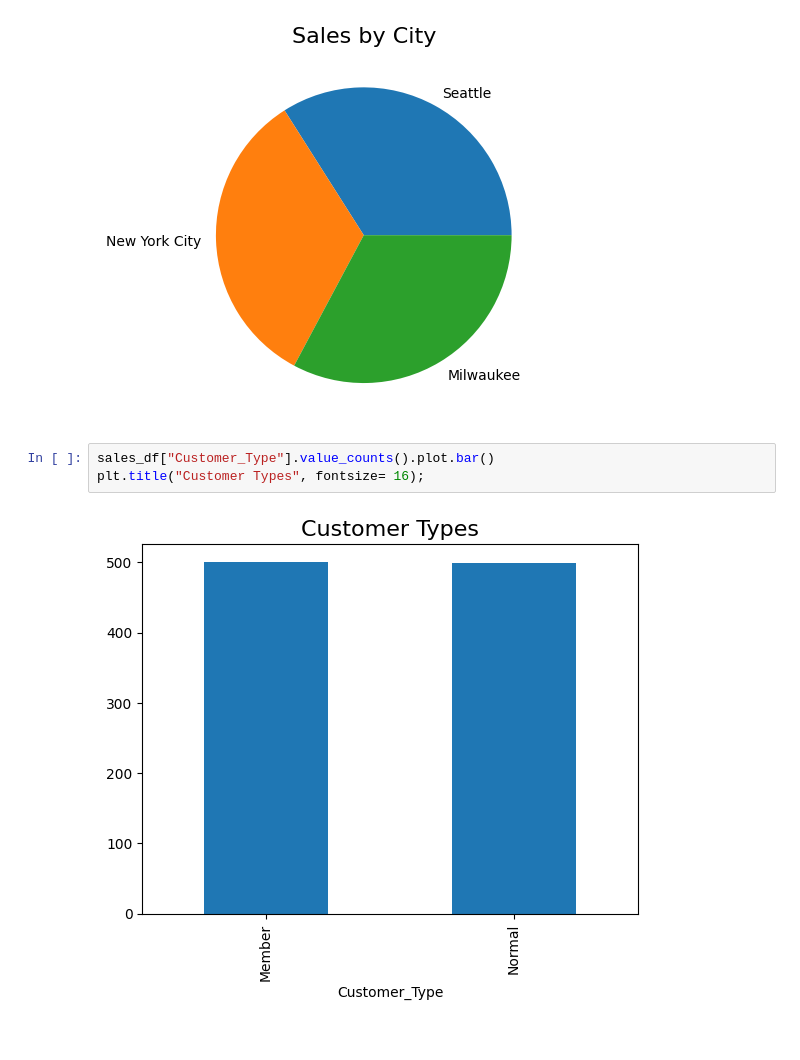
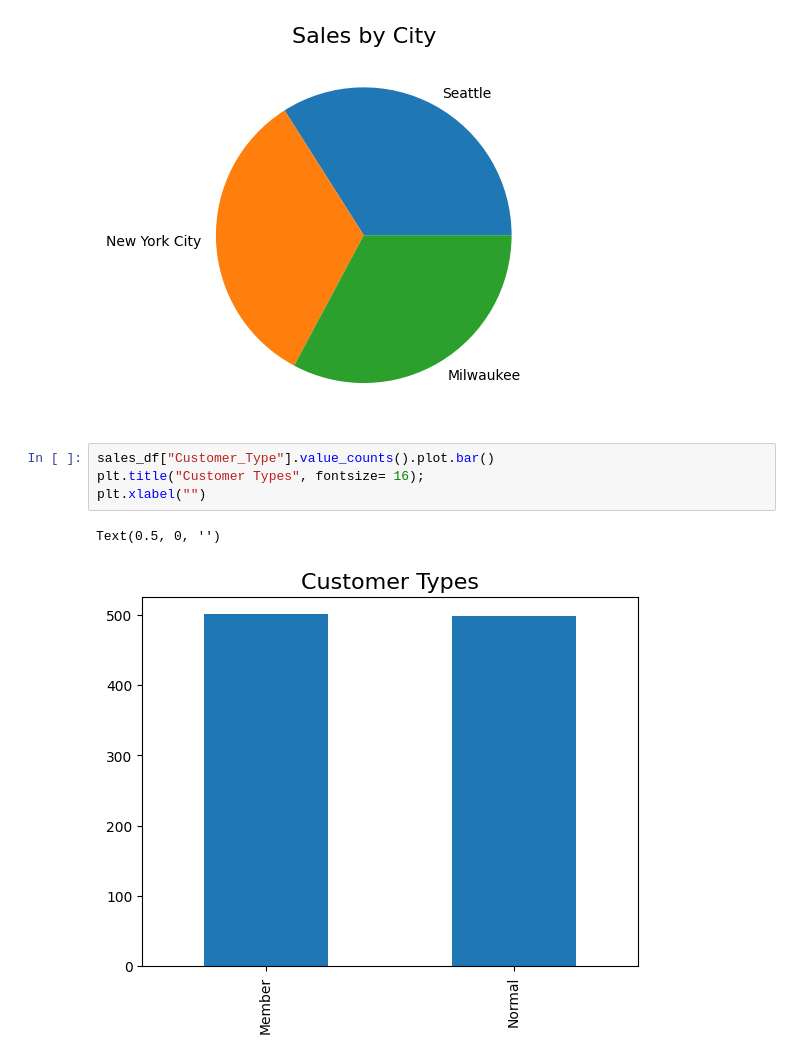
Before and after one commit to callred88/Dataanalysis, a Jupyter notebook: salesanalysis.ipynb, the cells around one changed output. Saved outputs shown, nothing was run; the diff lists cells and outputs as text.

```diff
--- a/salesanalysis.ipynb
+++ b/salesanalysis.ipynb
@@ -156,5 +156,7 @@ plt.ylabel('');
 # %%
 sales_df["Customer_Type"].value_counts().plot.bar()
 plt.title("Customer Types", fontsize= 16);
+plt.xlabel("")
 # %% [output]
+Text(0.5, 0, '')
-[figure, old version]
+[figure, new version]
```
Also changed, not shown: parts of 1 cell of this notebook.
